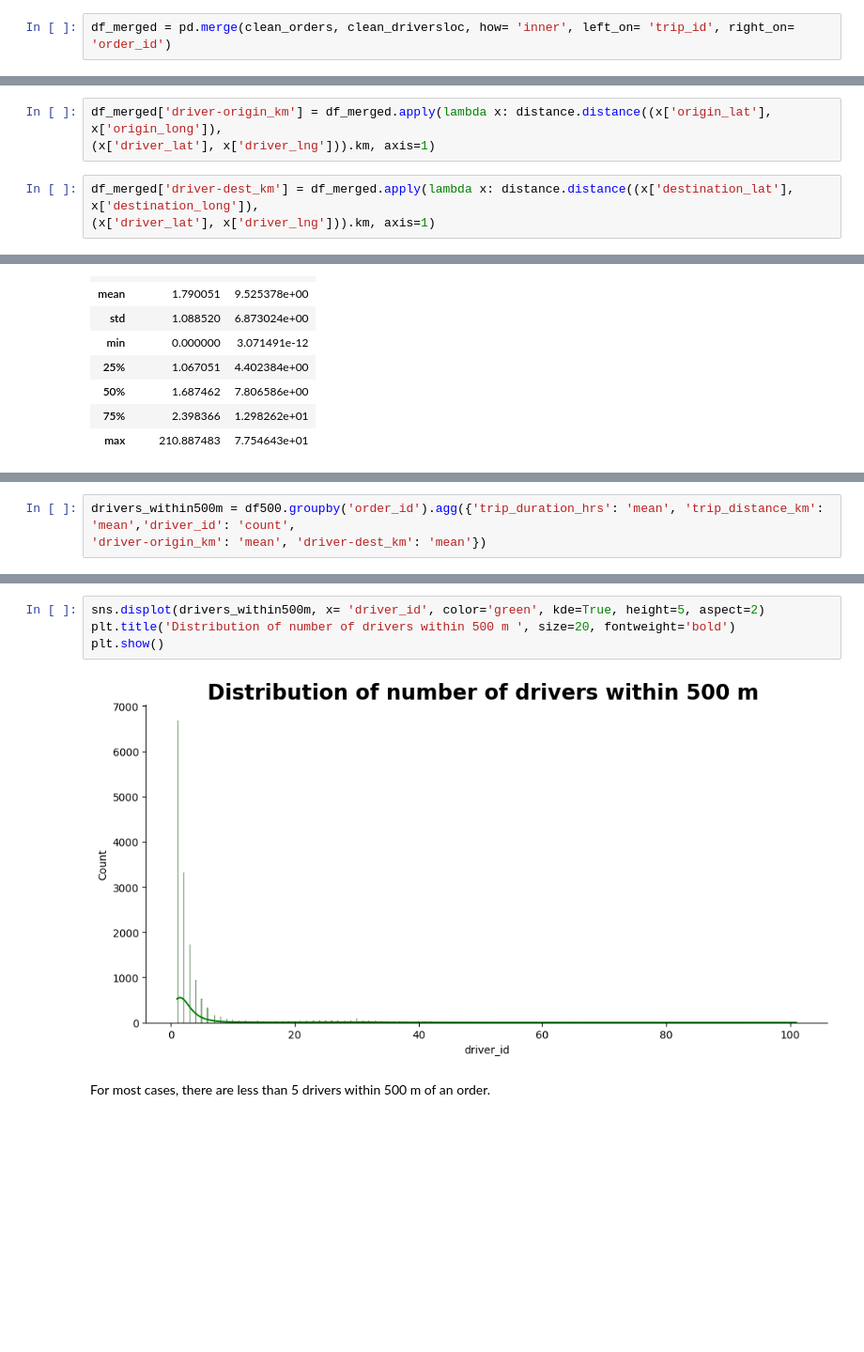
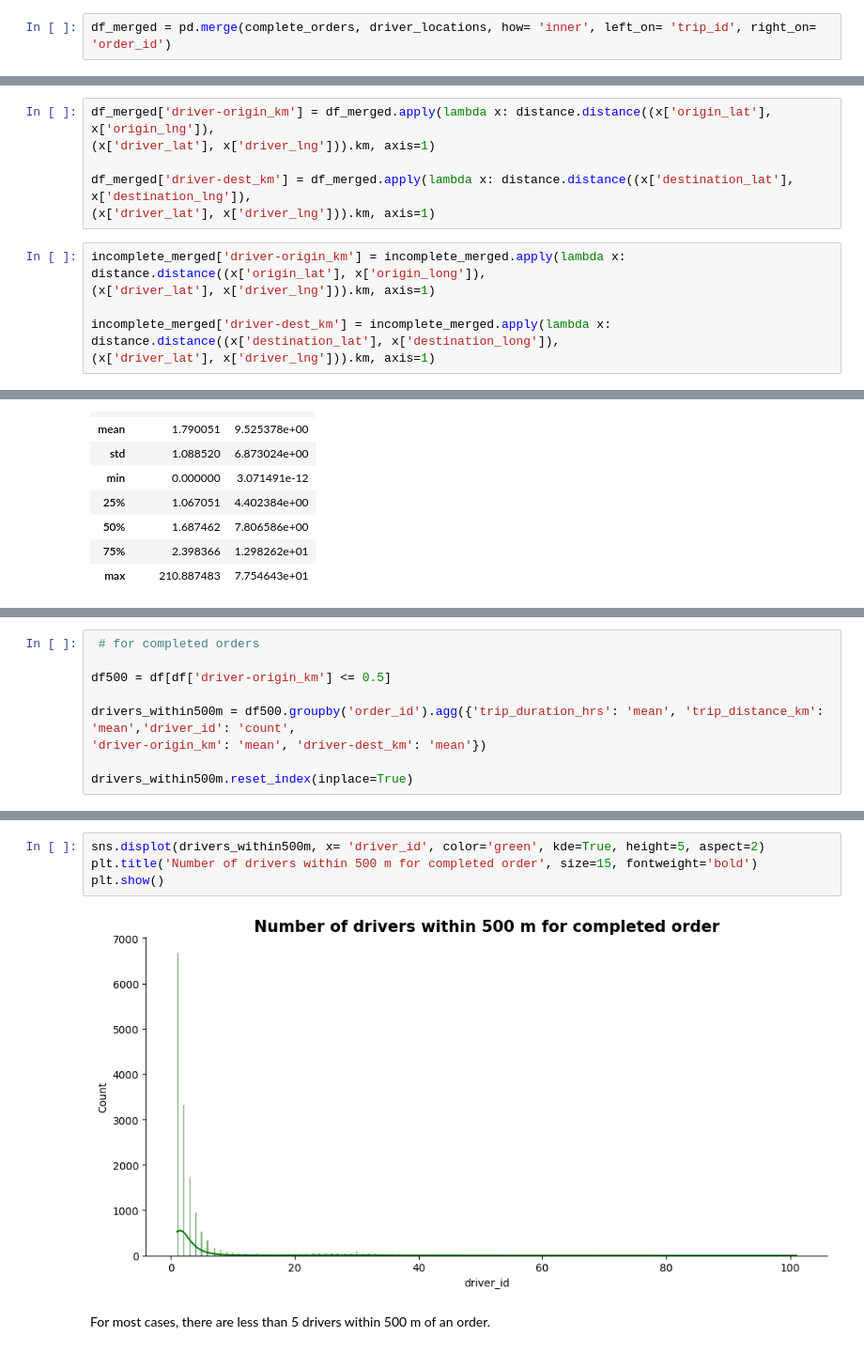
Before and after one commit to emtinanseo/Optimization-with-Causal-Inference, a Jupyter notebook: notebooks/eda_merge.ipynb, the cells around one changed output, grey strips where cells are left out. Shown: that part at 94% size. Cells and saved outputs as stored; diff of their text form; blank space fills up the shorter version.

Commit message:
merged data eda

```diff
--- a/notebooks/eda_merge.ipynb
+++ b/notebooks/eda_merge.ipynb
@@ -341,6 +365,6 @@ dtypes: float64(2), int64(2), object(1)
 memory usage: 32.9+ MB
 # %%
-df_merged = pd.merge(clean_orders, clean_driversloc, how= 'inner', left_on= 'trip_id', right_on= 'order_id')
+df_merged = pd.merge(complete_orders, driver_locations, how= 'inner', left_on= 'trip_id', right_on= 'order_id')
 # %%
 df_merged.drop(columns=['order_id'], inplace= True)
 
@@ -370,11 +441,17 @@ memory usage: 82.1+ MB
 # %%
 from geopy import distance
 # %%
-df_merged['driver-origin_km'] = df_merged.apply(lambda x: distance.distance((x['origin_lat'], x['origin_long']),
+df_merged['driver-origin_km'] = df_merged.apply(lambda x: distance.distance((x['origin_lat'], x['origin_lng']),
 (x['driver_lat'], x['driver_lng'])).km, axis=1)
+
+df_merged['driver-dest_km'] = df_merged.apply(lambda x: distance.distance((x['destination_lat'], x['destination_lng']),
+(x['driver_lat'], x['driver_lng'])).km, axis=1)
 # %%
-df_merged['driver-dest_km'] = df_merged.apply(lambda x: distance.distance((x['destination_lat'], x['destination_long']),
+incomplete_merged['driver-origin_km'] = incomplete_merged.apply(lambda x: distance.distance((x['origin_lat'], x['origin_long']),
 (x['driver_lat'], x['driver_lng'])).km, axis=1)
+
+incomplete_merged['driver-dest_km'] = incomplete_merged.apply(lambda x: distance.distance((x['destination_lat'], x['destination_long']),
+(x['driver_lat'], x['driver_lng'])).km, axis=1)
 # %%
 df_merged[['driver-origin_km', 'driver-dest_km']].describe()
 # %% [output]
@@ -435,6 +494,12 @@ df500 = df[df['driver-origin_km'] <= 0.5]
 # %%
+ # for completed orders
+
+df500 = df[df['driver-origin_km'] <= 0.5]
+
 drivers_within500m = df500.groupby('order_id').agg({'trip_duration_hrs': 'mean', 'trip_distance_km': 'mean','driver_id': 'count',
 'driver-origin_km': 'mean', 'driver-dest_km': 'mean'})
+
+drivers_within500m.reset_index(inplace=True)
 # %%
 drivers_within500m.describe()
 # %% [output]
@@ -450,8 +515,8 @@ drivers_within500m.describe()
 # %%
 sns.displot(drivers_within500m, x= 'driver_id', color='green', kde=True, height=5, aspect=2)
-plt.title('Distribution of number of drivers within 500 m ', size=20, fontweight='bold')
+plt.title('Number of drivers within 500 m for completed order', size=15, fontweight='bold')
 plt.show()
 # %% [output]
-[figure, old version]
+[figure, new version]
 # %% [markdown]
 For most cases, there are less than 5 drivers within 500 m of an order.
```
Also changed, not shown: parts of 53 cells of this notebook.
